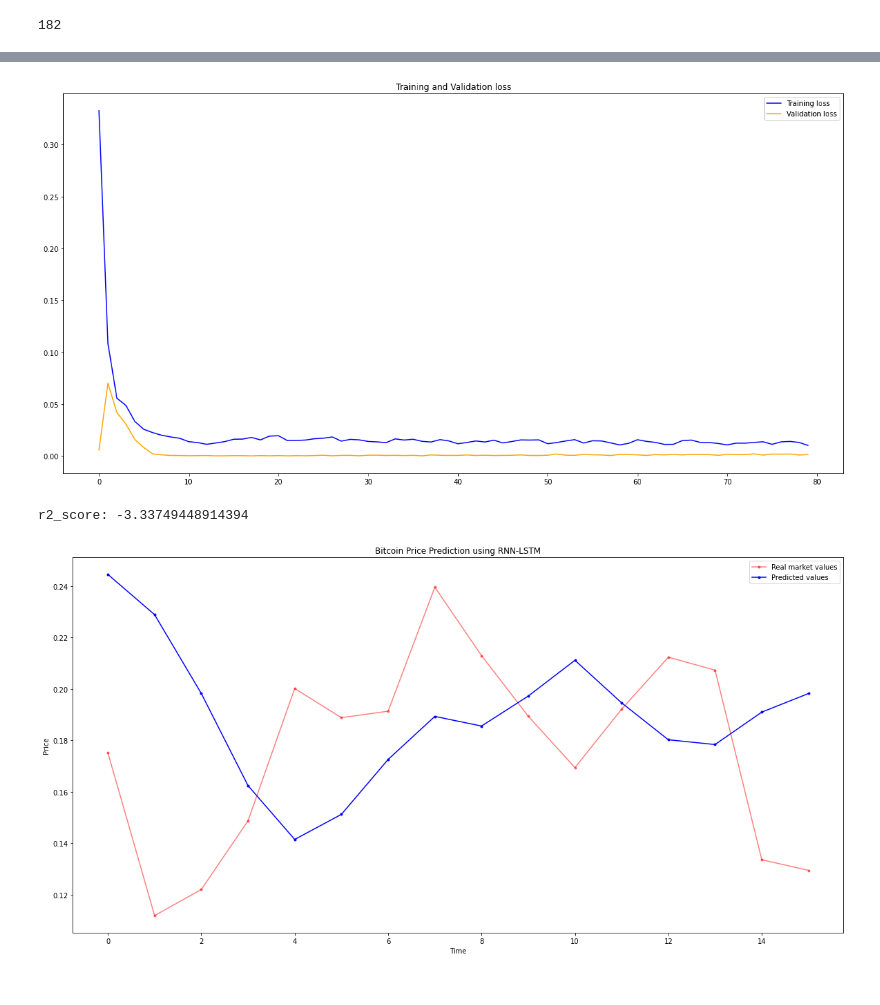
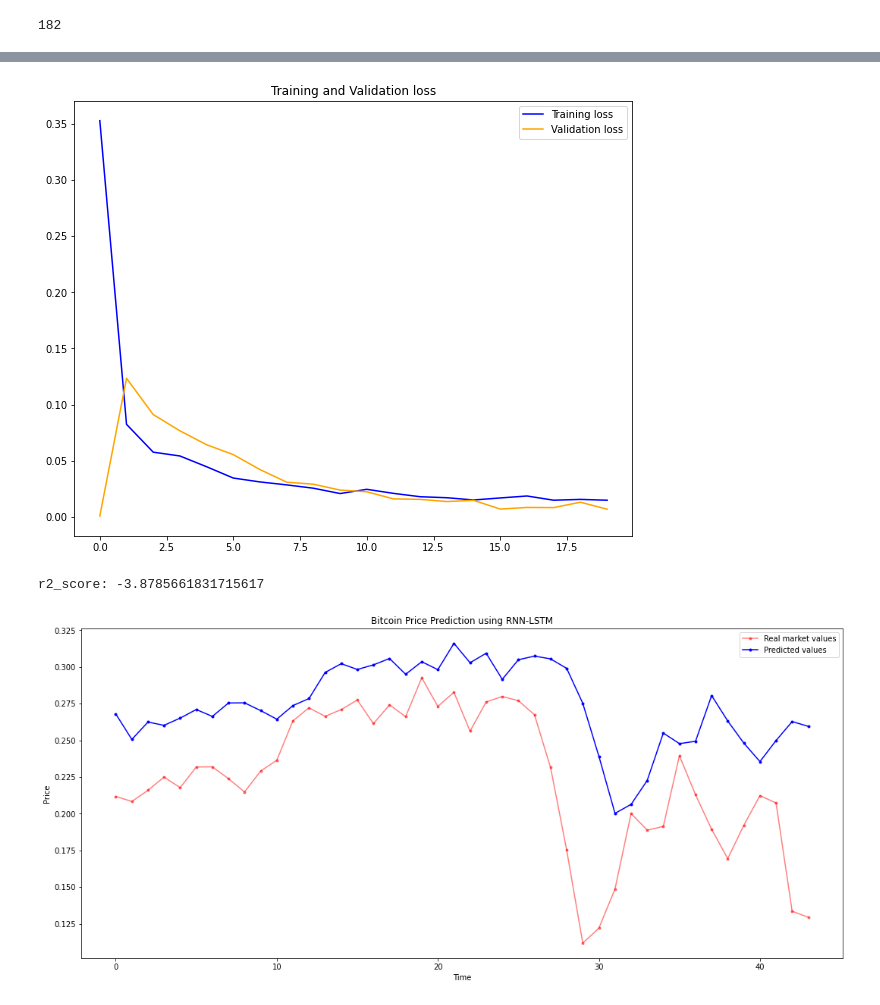
Before and after one commit to paulcodrea/crypto_price_prediction, a Jupyter notebook: 6_LSTM_prediction_BTC_price.ipynb, the cells around one changed output, grey strips where cells are left out. Cells and saved outputs as stored; diff of their text form; code cells hidden in the pictures.

```diff
--- a/6_LSTM_prediction_BTC_price.ipynb
+++ b/6_LSTM_prediction_BTC_price.ipynb
@@ -16,7 +16,7 @@ from sklearn.metrics import r2_score
 from sklearn.preprocessing import MinMaxScaler
 from sklearn.model_selection import train_test_split
 # %%
-df = pd.read_csv('/content/btc_only_specific_time.csv', parse_dates=True, index_col="time")
+df = pd.read_csv('/content/drive/MyDrive/COMP30030_Dissertation_paul.codrea/Market-prediction/btc_only_specific_time.csv', parse_dates=True, index_col="time")
 df.drop(columns=['Unnamed: 0'], inplace=True)
 # %%
 # Data normalization. This is one of the first steps to normalize the values.
@@ -31,8 +31,8 @@ print(len(data_scaled))
 # %%
 # Splitting data into training and testing data
 
-train_index = int(0.8 * len(data_scaled))
-val_index = train_index + int(0.1 * len(data_scaled))
+train_index = int(0.7 * len(data_scaled))
+val_index = train_index + int(0.05 * len(data_scaled))
 
 train = data_scaled[:train_index]
 val = data_scaled[train_index:val_index]
@@ -56,7 +56,7 @@ print(len(xtrain))
 # %%
 # Samples -> these are the rows in the data.
 
-timesteps = 2 # Timesteps -> these are the past observations for a feature (such as lag variable).
+timesteps = 1 # Timesteps -> these are the past observations for a feature (such as lag variable).
 n_features = 1 # Columns in the data. Should be set to 1 since we only have 'close' column.
 
 train_len = len(xtrain) - timesteps
@@ -111,7 +111,7 @@ earlystop = EarlyStopping(monitor='val_loss', min_delta=0.0001, patience=80,  ve
 
 start = time()
 print("start:",0)
-history = model.fit(x_train, y_train, epochs = 80, batch_size=4,
+history = model.fit(x_train, y_train, epochs = 20, batch_size=2,
           validation_data=(x_val, y_val), verbose = 1,
           shuffle = False, callbacks=[earlystop])
 print("end:",time()-start)
@@ -136,29 +136,29 @@ end: 24.820302724838257
 # %%
 # Plotting data
 
 loss = history.history['loss']
 val_loss = history.history['val_loss']
 epochs = range(len(loss))
-plt.figure(figsize=(20, 10))
+plt.figure(figsize=(10, 8))
 plt.plot(epochs, loss, 'b', label='Training loss')
 plt.plot(epochs, val_loss, 'orange', label='Validation loss')
 plt.title("Training and Validation loss")
 plt.legend()
 plt.show()
 
 # Predict the model
 y_pred = model.predict(x_test)
 print("r2_score:", r2_score(y_pred, y_test))
 
-plt.figure(figsize=(20,10))
+plt.figure(figsize=(18,8))
 plt.plot(y_test, '.-', color='red', label='Real market values', alpha=0.5)
 plt.plot(y_pred, '.-', color='blue', label='Predicted values', alpha=1)
 plt.title("Bitcoin Price Prediction using RNN-LSTM")
 plt.xlabel("Time")
 plt.ylabel("Price")
 plt.legend()
 plt.show()
 # %% [output]
-[figure, old version]
+[figure, new version]
-r2_score: -3.33749448914394
+r2_score: -3.8785661831715617
-[figure, old version]
+[figure, new version]
```
Also changed, not shown: parts of 3 cells of this notebook.
